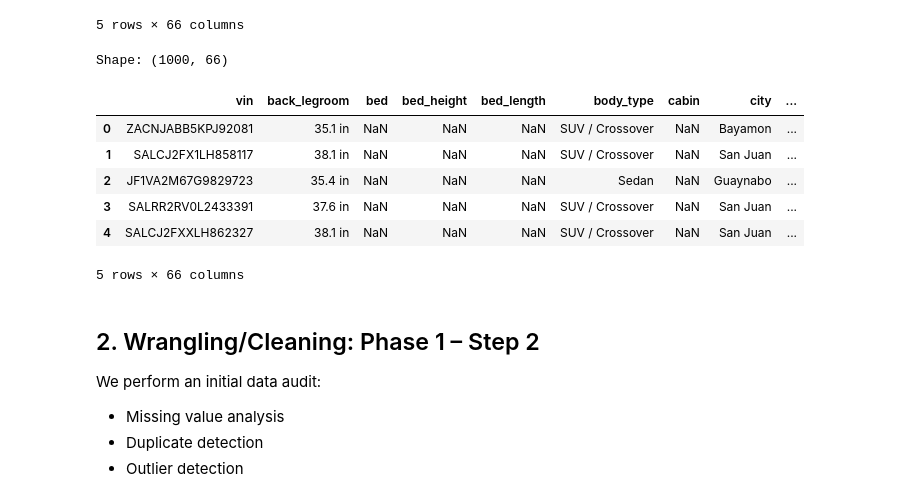
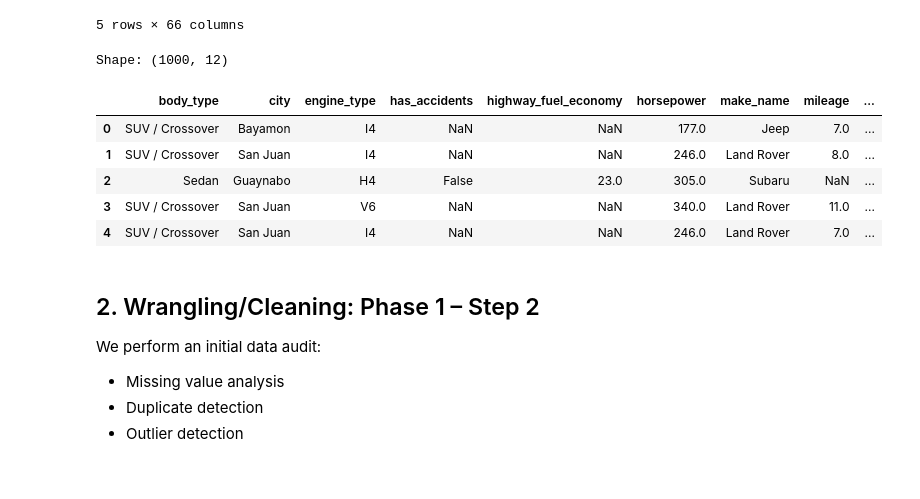
Before and after one commit to chalou123456/COMP333_Group_O, a Jupyter notebook: COMP333_PROJECT_GROUP_O.ipynb, the cells around one changed output. Saved outputs shown, nothing was run; the diff lists cells and outputs as text; code cells hidden in the pictures.

```diff
--- a/COMP333_PROJECT_GROUP_O.ipynb
+++ b/COMP333_PROJECT_GROUP_O.ipynb
@@ -98,21 +99,23 @@ Shape: (3000040, 66)
 # %%
 # TEST DATASET
 
 raw_data_path = "data/raw/used_cars_data.csv"
 
+# which columns we are loading into the dataframe
+#desired_columns = ['body_type', 'city', 'engine_type', 'has_accidents', 'highway_fuel_economy', 'horsepower', 'make_name', 'mileage', 'model_name', 'price', 'wheelbase', 'year']
+
 # For first 1000 rows
-testing_cars = pd.read_csv(raw_data_path, nrows=1000, low_memory=False)
+testing_cars = pd.read_csv(raw_data_path, nrows=1000, usecols=desired_columns, low_memory=False)
 print("Shape:", testing_cars.shape)
 testing_cars.head()
 # %% [output]
-Shape: (1000, 66)
+Shape: (1000, 12)
-|  | vin | back_legroom | bed | bed_height | bed_length | body_type | cabin | city | ... |
-| 0 | ZACNJABB5KPJ92081 | 35.1 in | NaN | NaN | NaN | SUV / Crossover | NaN | Bayamon | ... |
-| 1 | SALCJ2FX1LH858117 | 38.1 in | NaN | NaN | NaN | SUV / Crossover | NaN | San Juan | ... |
-| 2 | JF1VA2M67G9829723 | 35.4 in | NaN | NaN | NaN | Sedan | NaN | Guaynabo | ... |
-| 3 | SALRR2RV0L2433391 | 37.6 in | NaN | NaN | NaN | SUV / Crossover | NaN | San Juan | ... |
-| 4 | SALCJ2FXXLH862327 | 38.1 in | NaN | NaN | NaN | SUV / Crossover | NaN | San Juan | ... |
+|  | body_type | city | engine_type | has_accidents | highway_fuel_economy | horsepower | make_name | mileage | ... |
+| 0 | SUV / Crossover | Bayamon | I4 | NaN | NaN | 177.0 | Jeep | 7.0 | ... |
+| 1 | SUV / Crossover | San Juan | I4 | NaN | NaN | 246.0 | Land Rover | 8.0 | ... |
+| 2 | Sedan | Guaynabo | H4 | False | 23.0 | 305.0 | Subaru | NaN | ... |
+| 3 | SUV / Crossover | San Juan | V6 | NaN | NaN | 340.0 | Land Rover | 11.0 | ... |
+| 4 | SUV / Crossover | San Juan | I4 | NaN | NaN | 246.0 | Land Rover | 7.0 | ... |
-5 rows × 66 columns
 # %% [markdown]
 ## 2. Wrangling/Cleaning: Phase 1 – Step 2
 
```
Also changed, not shown: parts of 8 cells of this notebook.
